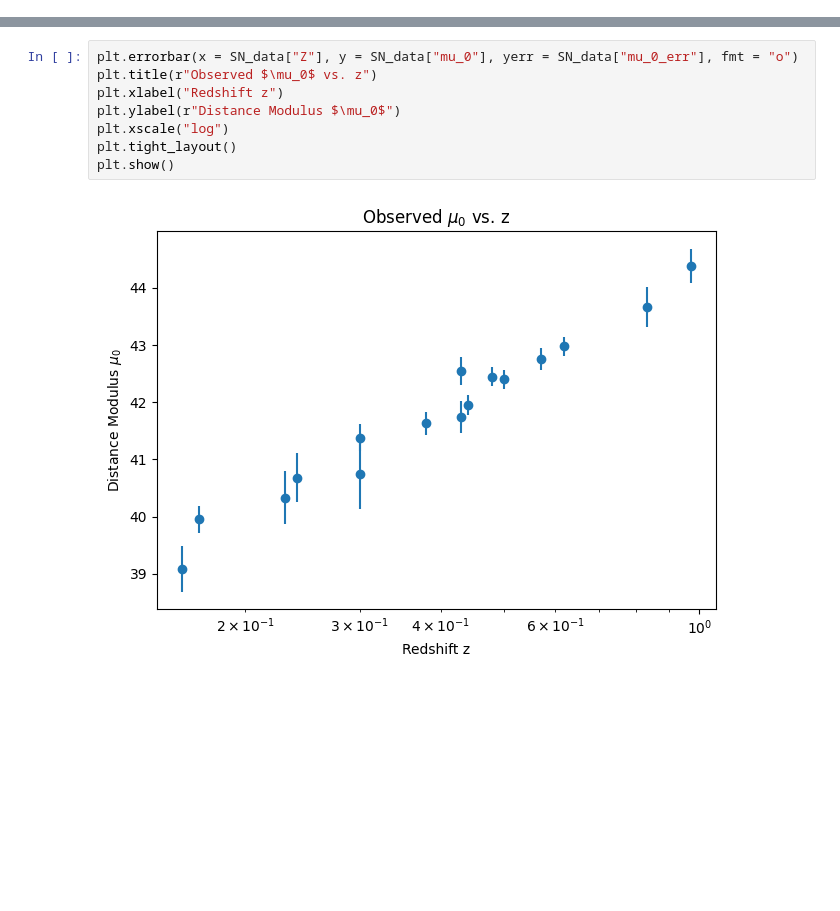
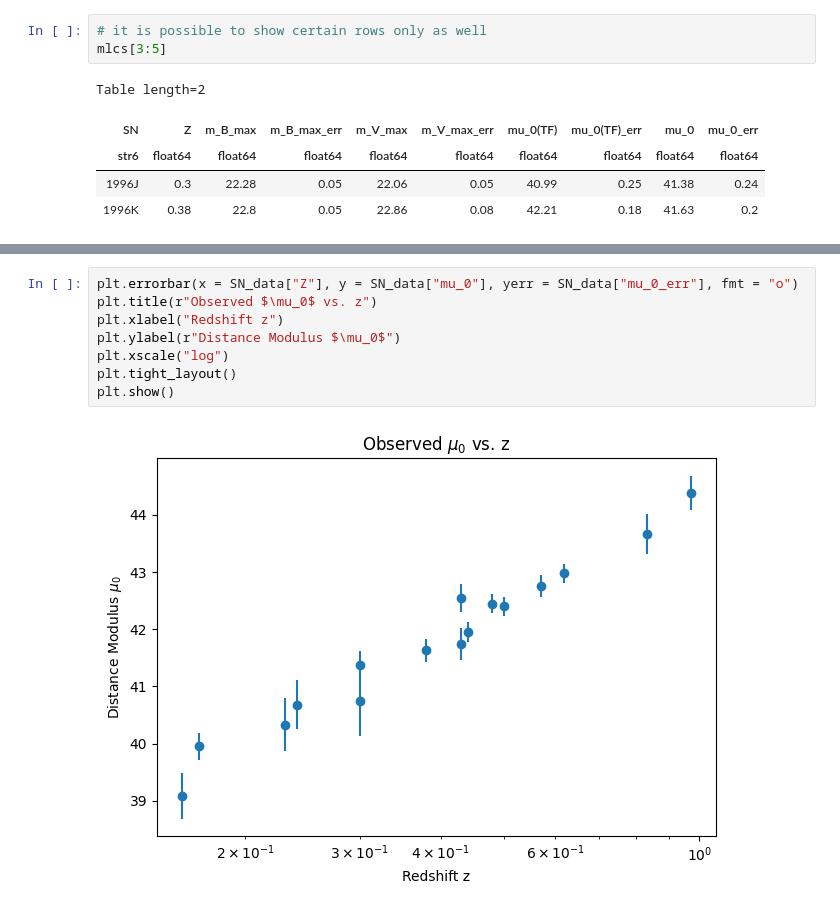
Before and after one commit to jgassert/astropy2-tutorial, a Jupyter notebook: solution.ipynb, the cells around one changed output, grey strips where cells are left out. Saved outputs shown, nothing was run; the diff lists cells and outputs as text; blank space fills up the shorter version.

```diff
--- a/solution.ipynb
+++ b/solution.ipynb
@@ -54,0 +86,9 @@ Table length=16
+# %%
+# it is possible to show certain rows only as well
+mlcs[3:5]
+# %% [output]
+Table length=2
+| SN | Z | m_B_max | m_B_max_err | m_V_max | m_V_max_err | mu_0(TF) | mu_0(TF)_err | mu_0 | mu_0_err |
+| str6 | float64 | float64 | float64 | float64 | float64 | float64 | float64 | float64 | float64 |
+| 1996J | 0.3 | 22.28 | 0.05 | 22.06 | 0.05 | 40.99 | 0.25 | 41.38 | 0.24 |
+| 1996K | 0.38 | 22.8 | 0.05 | 22.86 | 0.08 | 42.21 | 0.18 | 41.63 | 0.2 |
```
Also changed, not shown: parts of 31 cells of this notebook, 2 other files.
